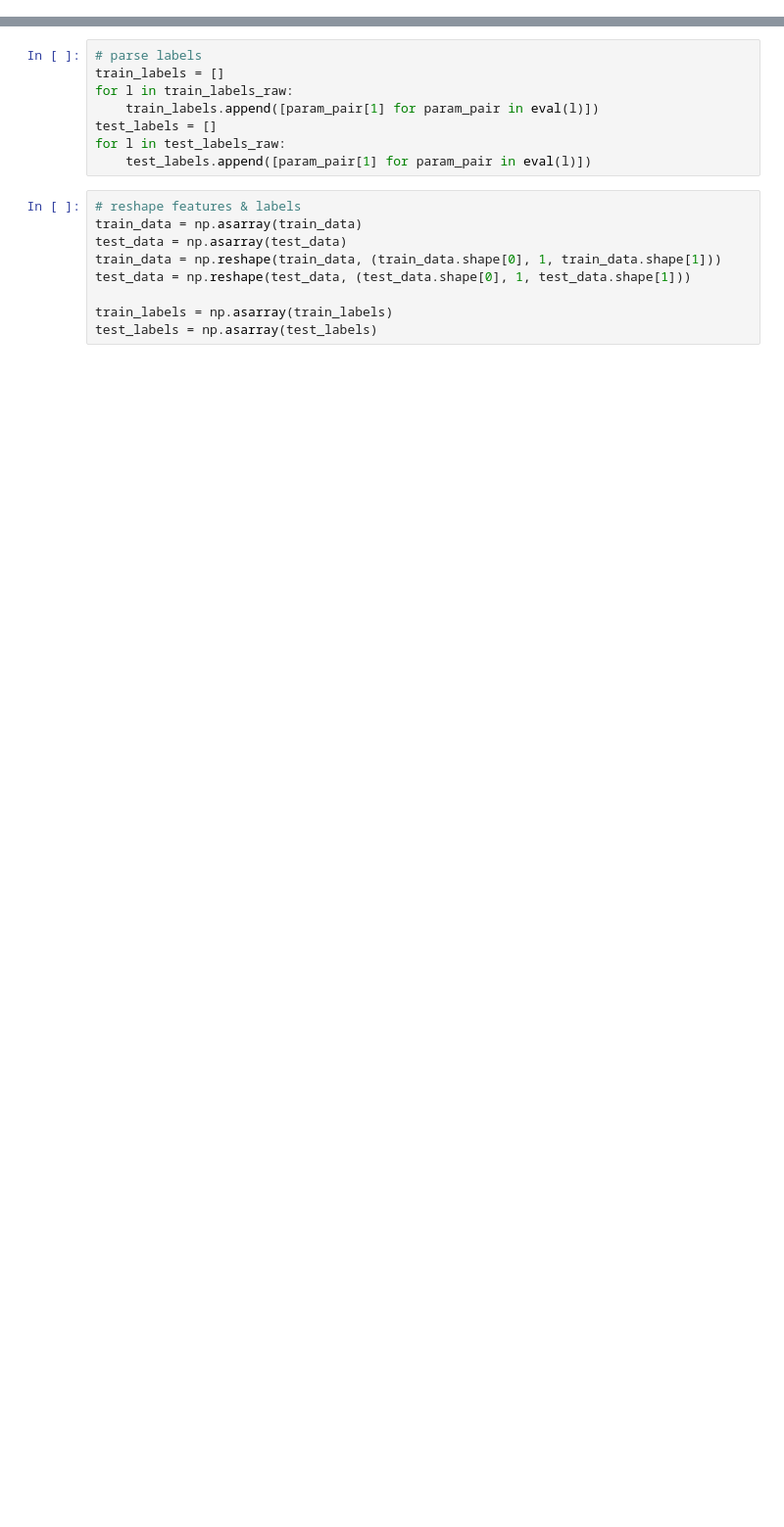
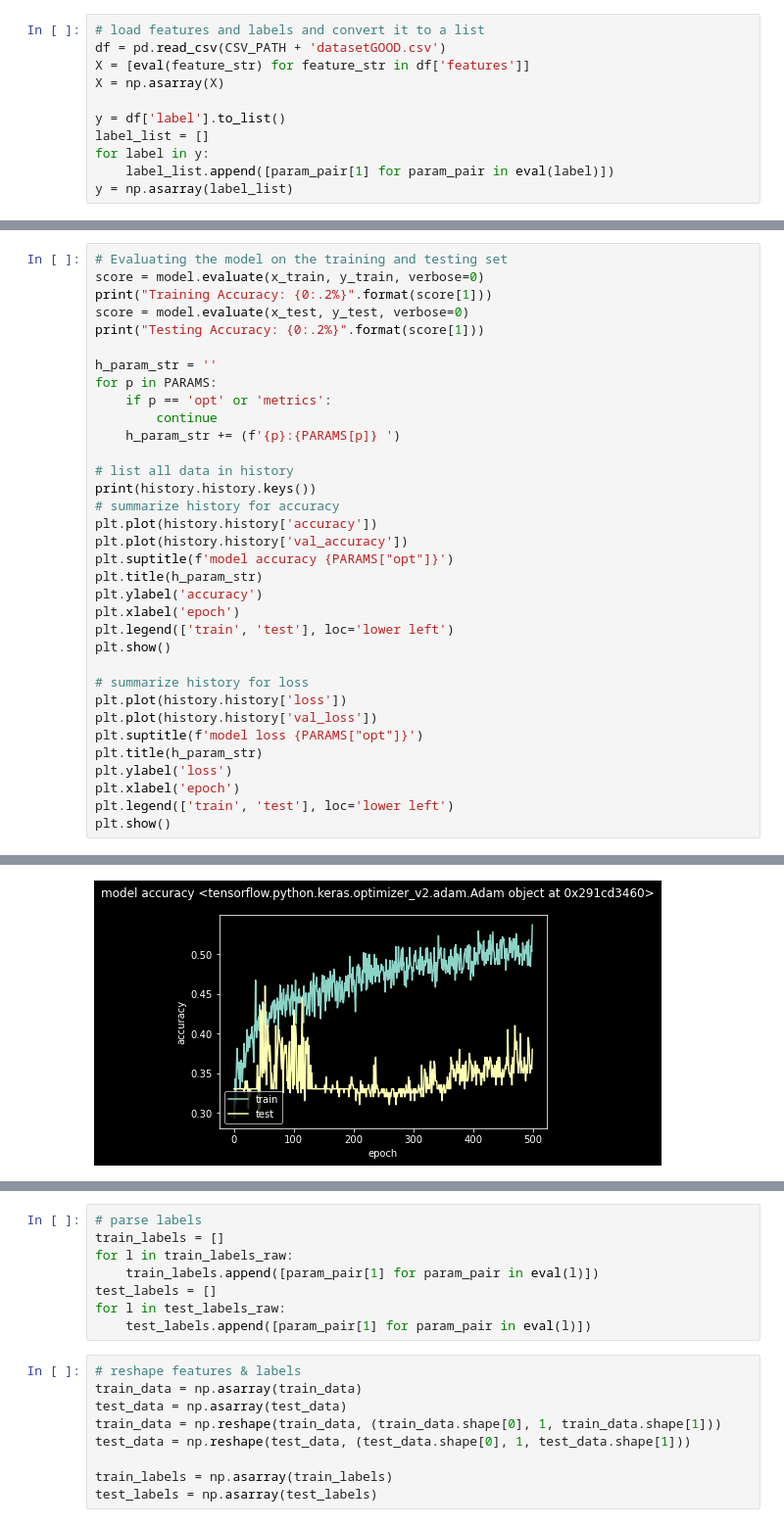
Before and after one commit to sedwardsmarsh/neural-synth, a Jupyter notebook: jupyter.ipynb, the cells around one changed output, grey strips where cells are left out. Shown: that part at 98% size. Saved outputs shown, nothing was run; the diff lists cells and outputs as text; blank space fills up the shorter version.

```diff
--- a/jupyter.ipynb
+++ b/jupyter.ipynb
@@ -80,5 +87,16 @@ def make_model(input_shape: Tuple[int, int], num_output_nodes: int=3) -> Sequent
         Dense(num_output_nodes)
     ])
     return model
+# %%
+# load features and labels and convert it to a list
+df = pd.read_csv(CSV_PATH + 'datasetGOOD.csv')
+X = [eval(feature_str) for feature_str in df['features']]
+X = np.asarray(X)
+
+y = df['label'].to_list()
+label_list = []
+for label in y:
+    label_list.append([param_pair[1] for param_pair in eval(label)])
+y = np.asarray(label_list)
 # %%
 # partition dataset
@@ -85,0 +168,35 @@ train_data_raw, train_labels_raw, test_data_raw, test_labels_raw = partition_dat
+# %%
+# Evaluating the model on the training and testing set
+score = model.evaluate(x_train, y_train, verbose=0)
+print("Training Accuracy: {0:.2%}".format(score[1]))
+score = model.evaluate(x_test, y_test, verbose=0)
+print("Testing Accuracy: {0:.2%}".format(score[1]))
+
+h_param_str = ''
+for p in PARAMS:
+    if p == 'opt' or 'metrics':
+        continue
+    h_param_str += (f'{p}:{PARAMS[p]} ')
+
+# list all data in history
+print(history.history.keys())
+# summarize history for accuracy
+plt.plot(history.history['accuracy'])
+plt.plot(history.history['val_accuracy'])
+plt.suptitle(f'model accuracy {PARAMS["opt"]}')
+plt.title(h_param_str)
+plt.ylabel('accuracy')
+plt.xlabel('epoch')
+plt.legend(['train', 'test'], loc='lower left')
+plt.show()
+
+# summarize history for loss
+plt.plot(history.history['loss'])
+plt.plot(history.history['val_loss'])
+plt.suptitle(f'model loss {PARAMS["opt"]}')
+plt.title(h_param_str)
+plt.ylabel('loss')
+plt.xlabel('epoch')
+plt.legend(['train', 'test'], loc='lower left')
+plt.show()
+# %% [output]
@@ -85,0 +207 @@ train_data_raw, train_labels_raw, test_data_raw, test_labels_raw = partition_dat
+[figure, added]
```
Also changed, not shown: parts of 8 cells of this notebook.
